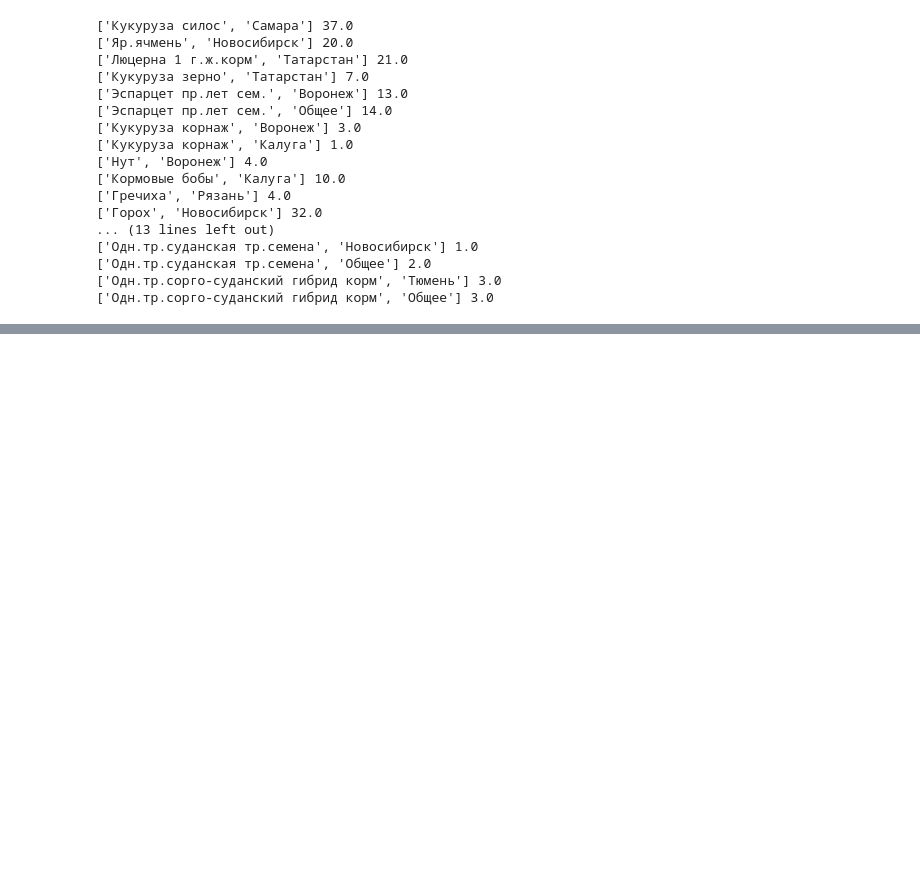
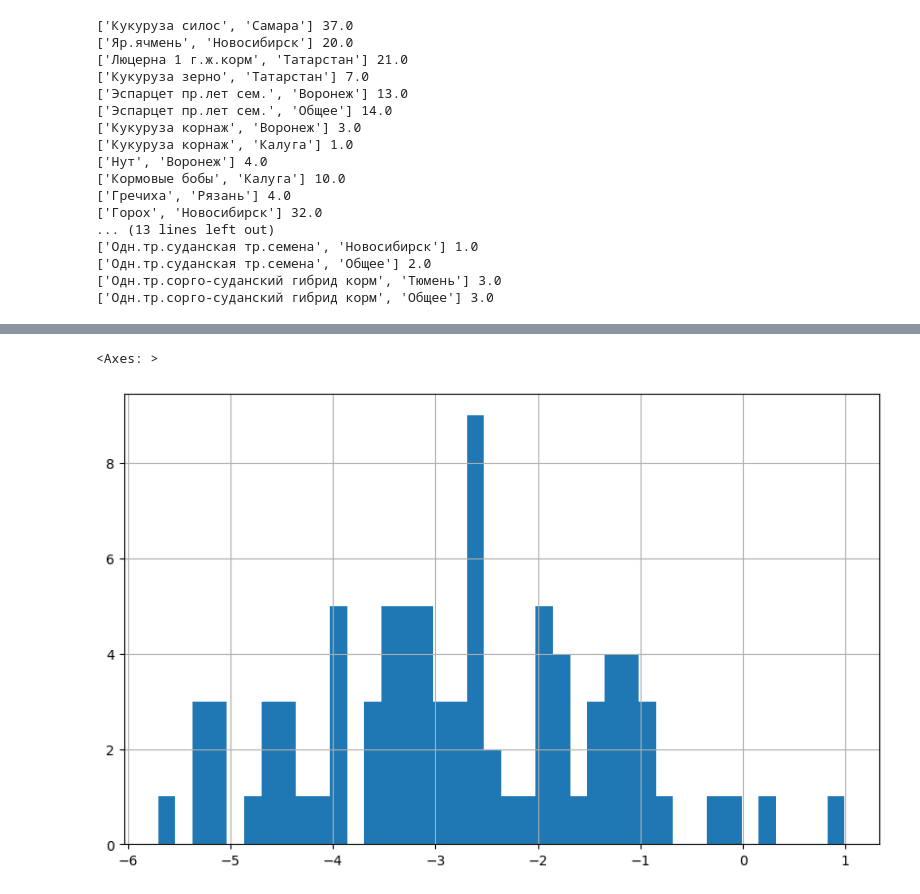
Before and after one commit to VladSunny/DANO_EKONIVA, a Jupyter notebook: notebooks/reborn.ipynb, the cells around one changed output, grey strips where cells are left out. Drawn from its saved outputs; the diff is of its cells as text; code cells hidden in the pictures; blank space fills up the shorter version.

```diff
--- a/notebooks/reborn.ipynb
+++ b/notebooks/reborn.ipynb
@@ -1037,0 +1093,5 @@ for i in pos_diff_mean:
+# %%
+df_main_clear.query("region == 'Калуга' and crop == 'Оз.пшеница мягкая'")['fact_plan_diff'].hist(bins=40, figsize=(10, 6))
+# %% [output]
+<Axes: >
+[figure, added]
```
Also changed, not shown: parts of 11 cells of this notebook.
